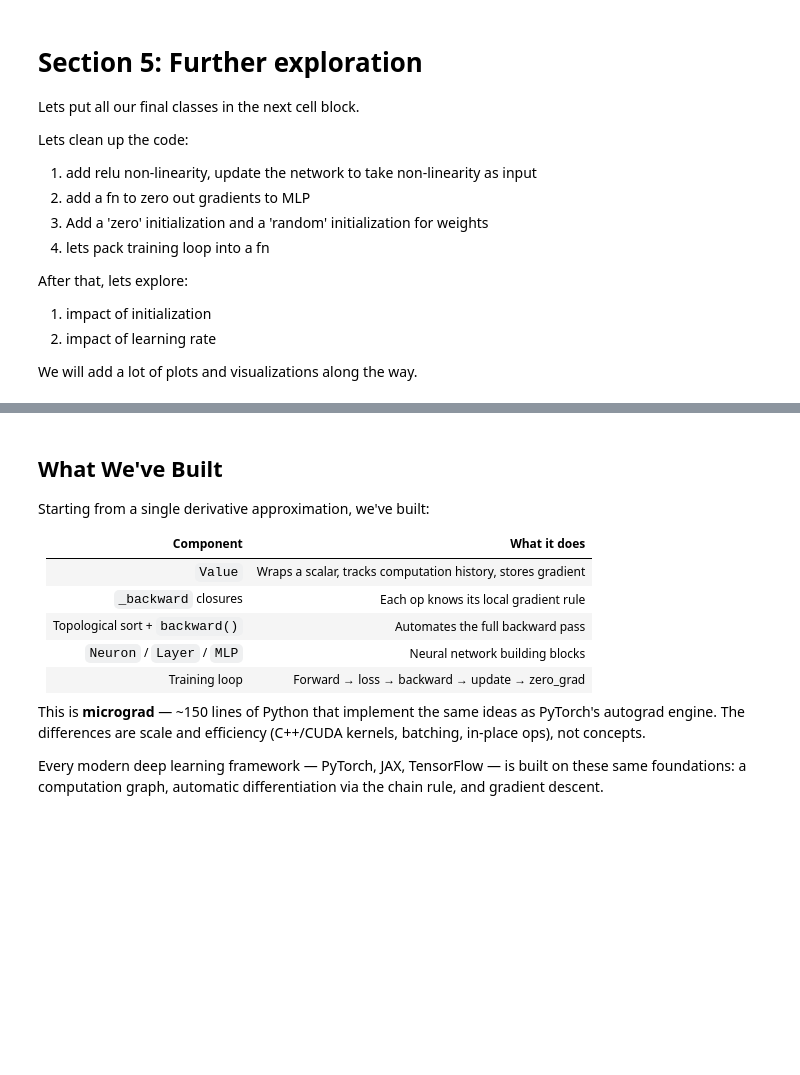
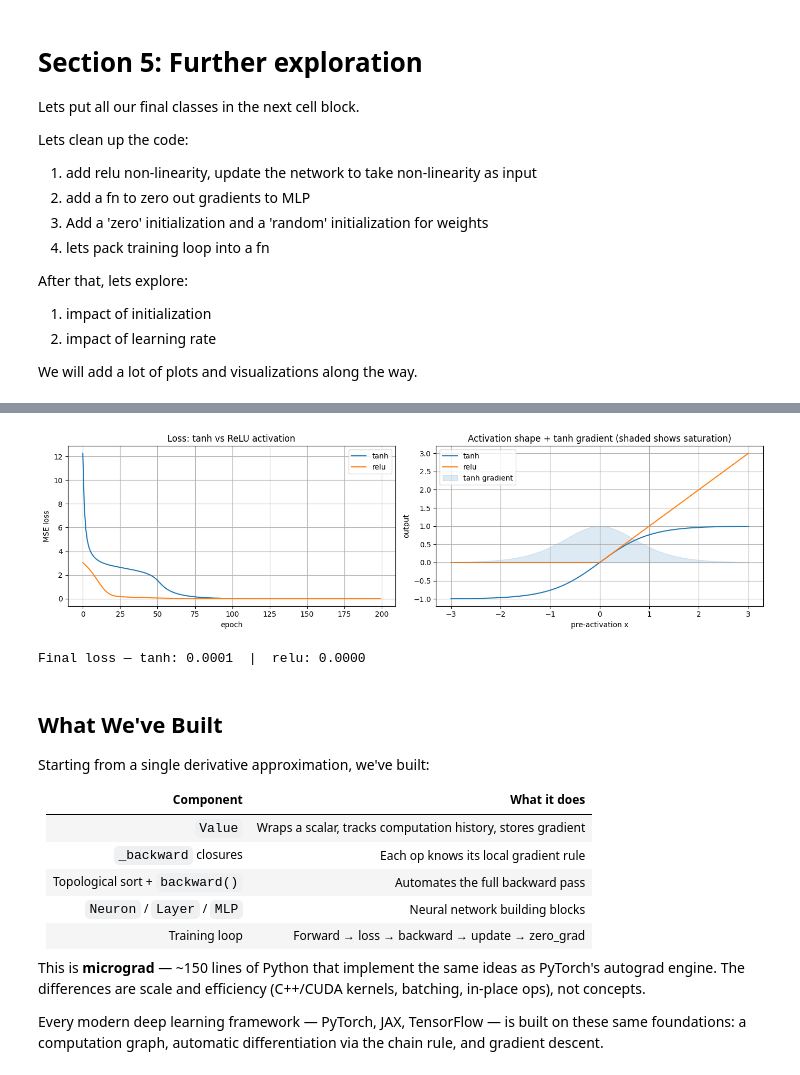
Before and after one commit to kshitijg92/karpathy-zero-to-hero-deep-work, a Jupyter notebook: Karpathy_Zero_to_Hero/working_through_micrograd.ipynb, the cells around one changed output, grey strips where cells are left out. Saved outputs shown, nothing was run; the diff lists cells and outputs as text; code cells hidden in the pictures; blank space fills up the shorter version.

```diff
--- a/Karpathy_Zero_to_Hero/working_through_micrograd.ipynb
+++ b/Karpathy_Zero_to_Hero/working_through_micrograd.ipynb
@@ -2392,3 +2703,48 @@ We will add a lot of plots and visualizations along the way.
+# %%
+# ── Activation function: tanh vs ReLU ────────────────────────────────────────
+#
+# tanh:
+#   - Output bounded to [-1, 1]; smooth everywhere
+#   - Gradient = 1 - tanh^2, which → 0 when |x| is large (saturation)
+#   - Saturated neurons pass near-zero gradients back → vanishing gradients in deep nets
+#   - Was the standard activation before ~2012
+#
+# ReLU (max(0, x)):
+#   - Non-saturating for positive inputs: gradient is always exactly 1 there
+#   - Fast to compute; tends to give sparse activations (many neurons output 0)
+#   - 'Dead ReLU': if a neuron's input is always negative, its gradient is 0 forever
+#   - Default in most modern architectures; variants (GeLU, SiLU) used in Transformers
+
+fig, axes = plt.subplots(1, 2, figsize=(14, 4))
+
+m_tanh = MLP(3, [4, 4, 1], nonlin='tanh')
+m_relu = MLP(3, [4, 4, 1], nonlin='relu')
+losses_tanh = train(m_tanh, xs, ys, lr=0.01, epochs=200, verbose=False)
+losses_relu = train(m_relu, xs, ys, lr=0.01, epochs=200, verbose=False)
+
+axes[0].plot(losses_tanh, label='tanh', color='tab:blue')
+axes[0].plot(losses_relu, label='relu', color='tab:orange')
+axes[0].set_xlabel('epoch'); axes[0].set_ylabel('MSE loss')
+axes[0].set_title('Loss: tanh vs ReLU activation')
+axes[0].legend(); axes[0].grid(True)
+
+# shape of each activation and where tanh gradient saturates
+xs_plot = np.linspace(-3, 3, 300)
+tanh_grads = 1 - np.tanh(xs_plot)**2
+axes[1].plot(xs_plot, np.tanh(xs_plot),       label='tanh',          color='tab:blue')
+axes[1].plot(xs_plot, np.maximum(0, xs_plot), label='relu',          color='tab:orange')
+axes[1].fill_between(xs_plot, 0, tanh_grads,  label='tanh gradient', color='tab:blue', alpha=0.15)
+axes[1].axhline(0, color='gray', linewidth=0.5)
+axes[1].axvline(0, color='gray', linewidth=0.5)
+axes[1].set_title('Activation shape + tanh gradient (shaded shows saturation)')
+axes[1].set_xlabel('pre-activation x'); axes[1].set_ylabel('output')
+axes[1].legend(); axes[1].grid(True)
+
+plt.tight_layout(); plt.show()
+print(f"Final loss — tanh: {losses_tanh[-1]:.4f}  |  relu: {losses_relu[-1]:.4f}")
+# %% [output]
+[figure, added]
+Final loss — tanh: 0.0001  |  relu: 0.0000
 # %% [markdown]
 ## What We've Built
 
```
Also changed, not shown: parts of 10 cells of this notebook.
